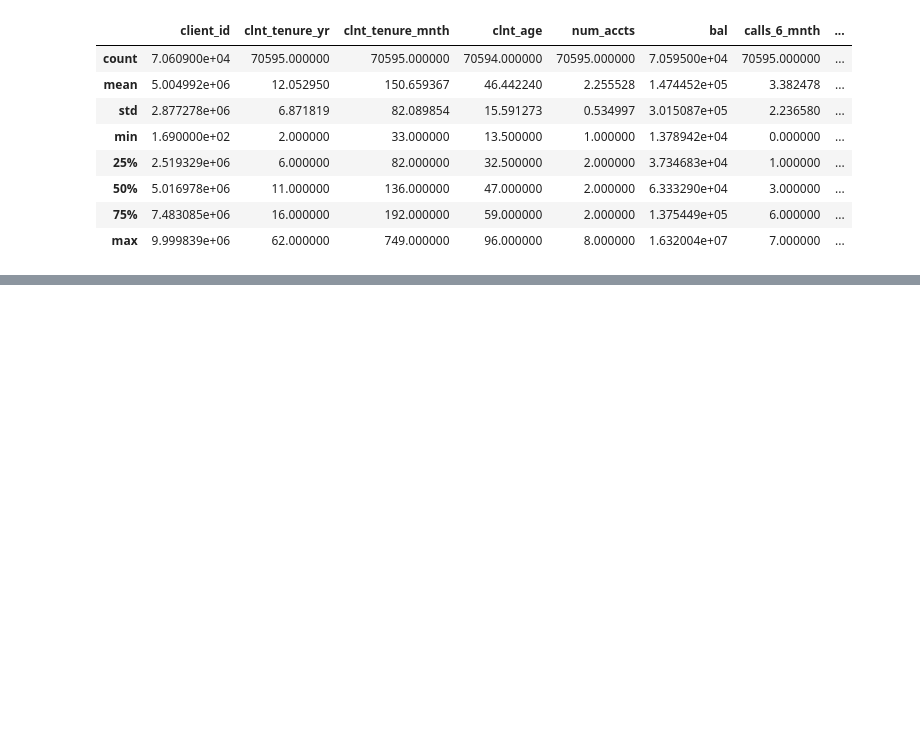
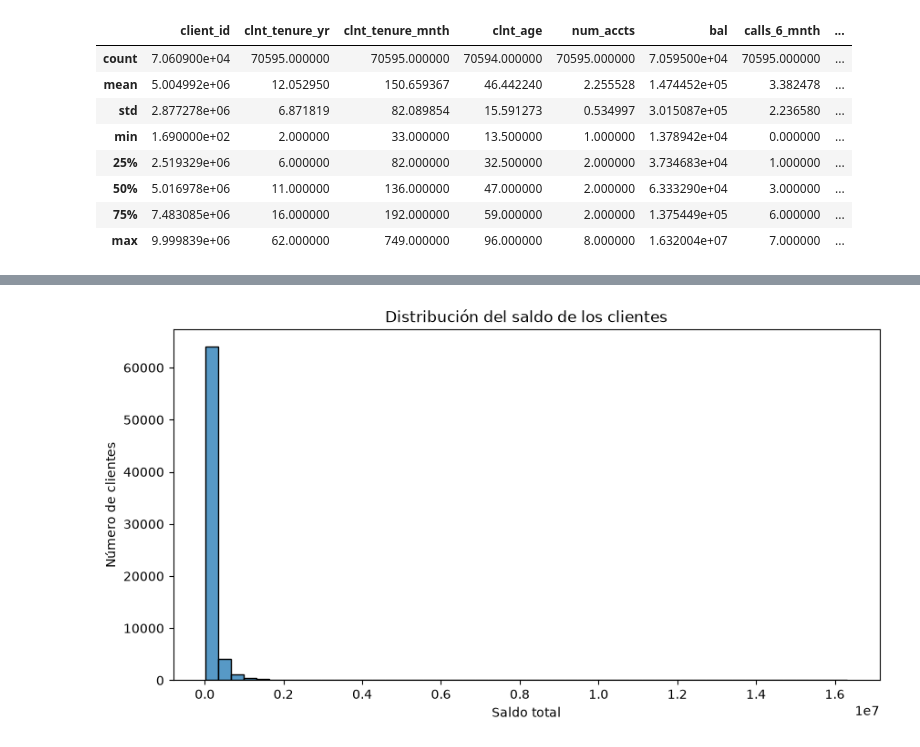
Before and after one commit to walnertpadron18/Proyecto3Tableu, a Jupyter notebook: Prueba1Salva.ipynb, the cells around one changed output, grey strips where cells are left out. Saved outputs shown, nothing was run; the diff lists cells and outputs as text; code cells hidden in the pictures; blank space fills up the shorter version.

```diff
--- a/Prueba1Salva.ipynb
+++ b/Prueba1Salva.ipynb
@@ -67,0 +200,4 @@ df_demo.describe()
+# %%
+df_experiment = pd.read_csv("data/df_final_experiment_clients.txt")
+
+df_experiment.head()
@@ -67,0 +255,5 @@ df_demo.describe()
+# %%
+df_clientes = df_demo.merge(df_experiment,on='client_id',how='left',validate='one_to_one')
+
+print("Filas y columnas:", df_clientes.shape)
+df_clientes.head()
@@ -67,0 +276,14 @@ df_demo.describe()
+# %%
+import matplotlib.pyplot as plt
+import seaborn as sns
+
+plt.figure(figsize=(10, 5))
+
+sns.histplot(data=df_clientes, x='bal', bins=50)
+
+plt.title("Distribución del saldo de los clientes")
+plt.xlabel("Saldo total")
+plt.ylabel("Número de clientes")
+plt.show()
+# %% [output]
+[figure, added]
```
Also changed, not shown: parts of 49 cells of this notebook.
